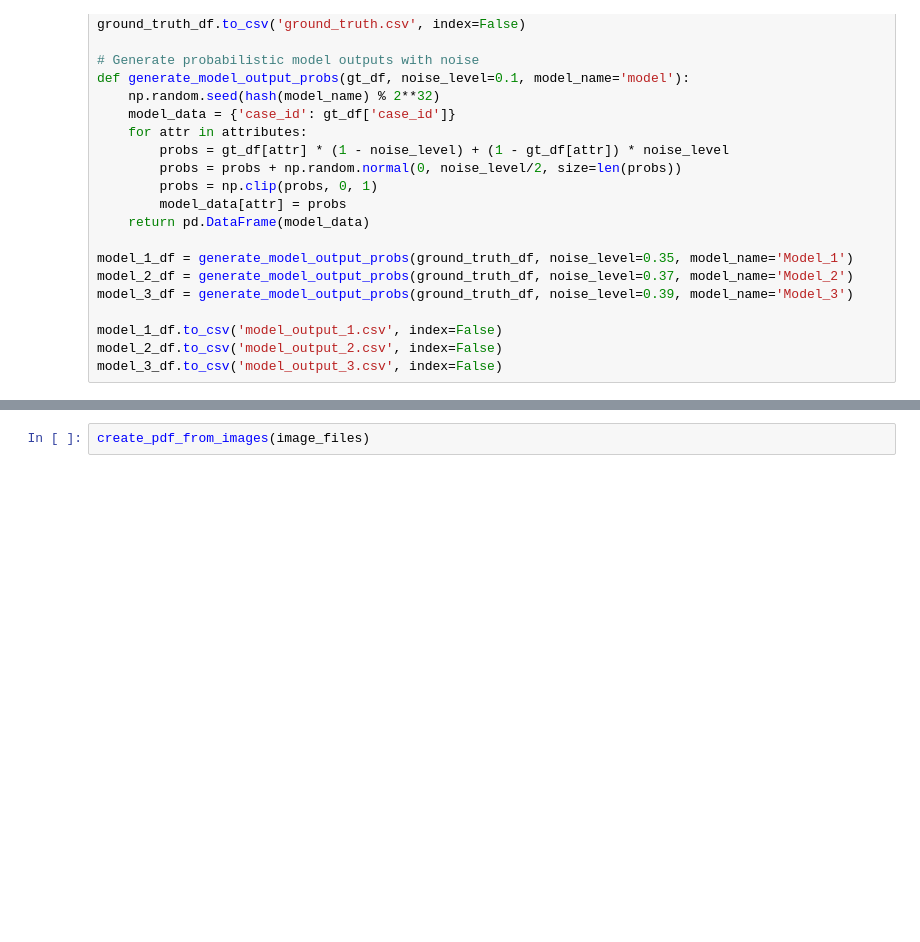
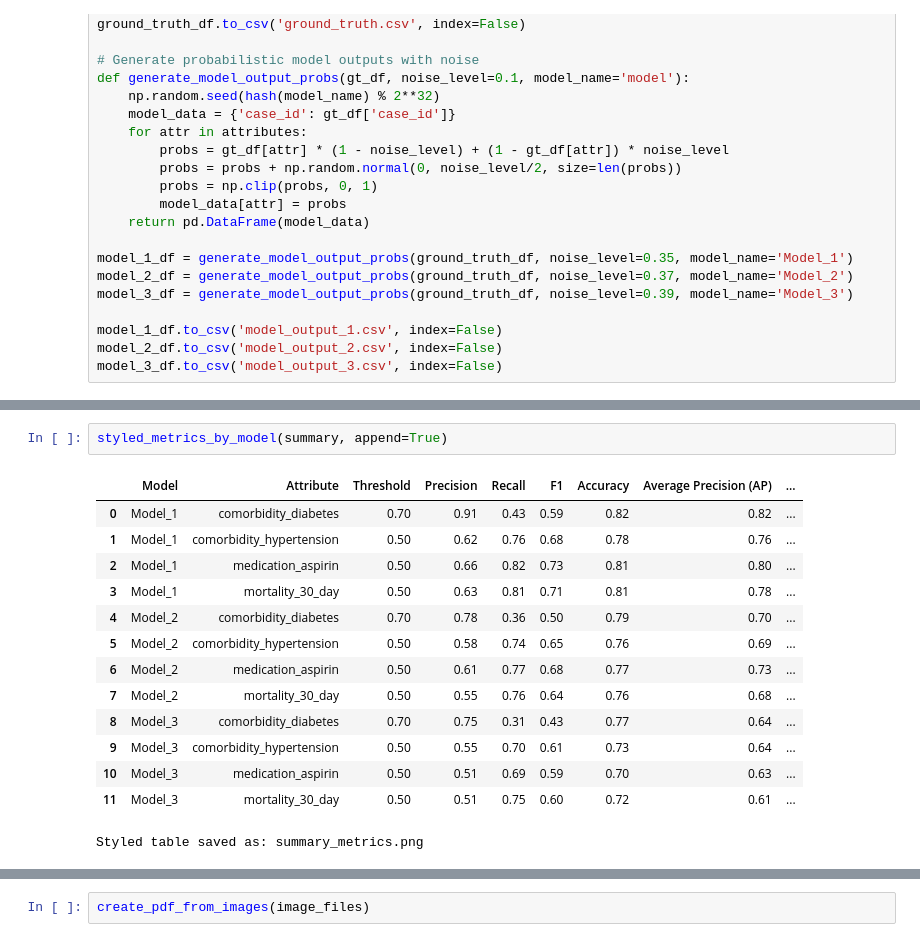
Before and after one commit to kenyuisme/model-evaluation-notebook, a Jupyter notebook: Carta_Healthcare_Demo_2.ipynb, the cells around one changed output, grey strips where cells are left out. Drawn from its saved outputs; the diff is of its cells as text; blank space fills up the shorter version.

```diff
--- a/Carta_Healthcare_Demo_2.ipynb
+++ b/Carta_Healthcare_Demo_2.ipynb
@@ -242 +297,18 @@ def plot_heatmap(summary_df, metric="F1", figsize=(10, 6), cmap="Spectral"):
+# %%
+styled_metrics_by_model(summary, append=True)
+# %% [output]
+|  | Model | Attribute | Threshold | Precision | Recall | F1 | Accuracy | Average Precision (AP) | ... |
+| 0 | Model_1 | comorbidity_diabetes | 0.70 | 0.91 | 0.43 | 0.59 | 0.82 | 0.82 | ... |
+| 1 | Model_1 | comorbidity_hypertension | 0.50 | 0.62 | 0.76 | 0.68 | 0.78 | 0.76 | ... |
+| 2 | Model_1 | medication_aspirin | 0.50 | 0.66 | 0.82 | 0.73 | 0.81 | 0.80 | ... |
+| 3 | Model_1 | mortality_30_day | 0.50 | 0.63 | 0.81 | 0.71 | 0.81 | 0.78 | ... |
+| 4 | Model_2 | comorbidity_diabetes | 0.70 | 0.78 | 0.36 | 0.50 | 0.79 | 0.70 | ... |
+| 5 | Model_2 | comorbidity_hypertension | 0.50 | 0.58 | 0.74 | 0.65 | 0.76 | 0.69 | ... |
+| 6 | Model_2 | medication_aspirin | 0.50 | 0.61 | 0.77 | 0.68 | 0.77 | 0.73 | ... |
+| 7 | Model_2 | mortality_30_day | 0.50 | 0.55 | 0.76 | 0.64 | 0.76 | 0.68 | ... |
+| 8 | Model_3 | comorbidity_diabetes | 0.70 | 0.75 | 0.31 | 0.43 | 0.77 | 0.64 | ... |
+| 9 | Model_3 | comorbidity_hypertension | 0.50 | 0.55 | 0.70 | 0.61 | 0.73 | 0.64 | ... |
+| 10 | Model_3 | medication_aspirin | 0.50 | 0.51 | 0.69 | 0.59 | 0.70 | 0.63 | ... |
+| 11 | Model_3 | mortality_30_day | 0.50 | 0.51 | 0.75 | 0.60 | 0.72 | 0.61 | ... |
+Styled table saved as: summary_metrics.png
 # %%
```
Also changed, not shown: parts of 27 cells of this notebook.
